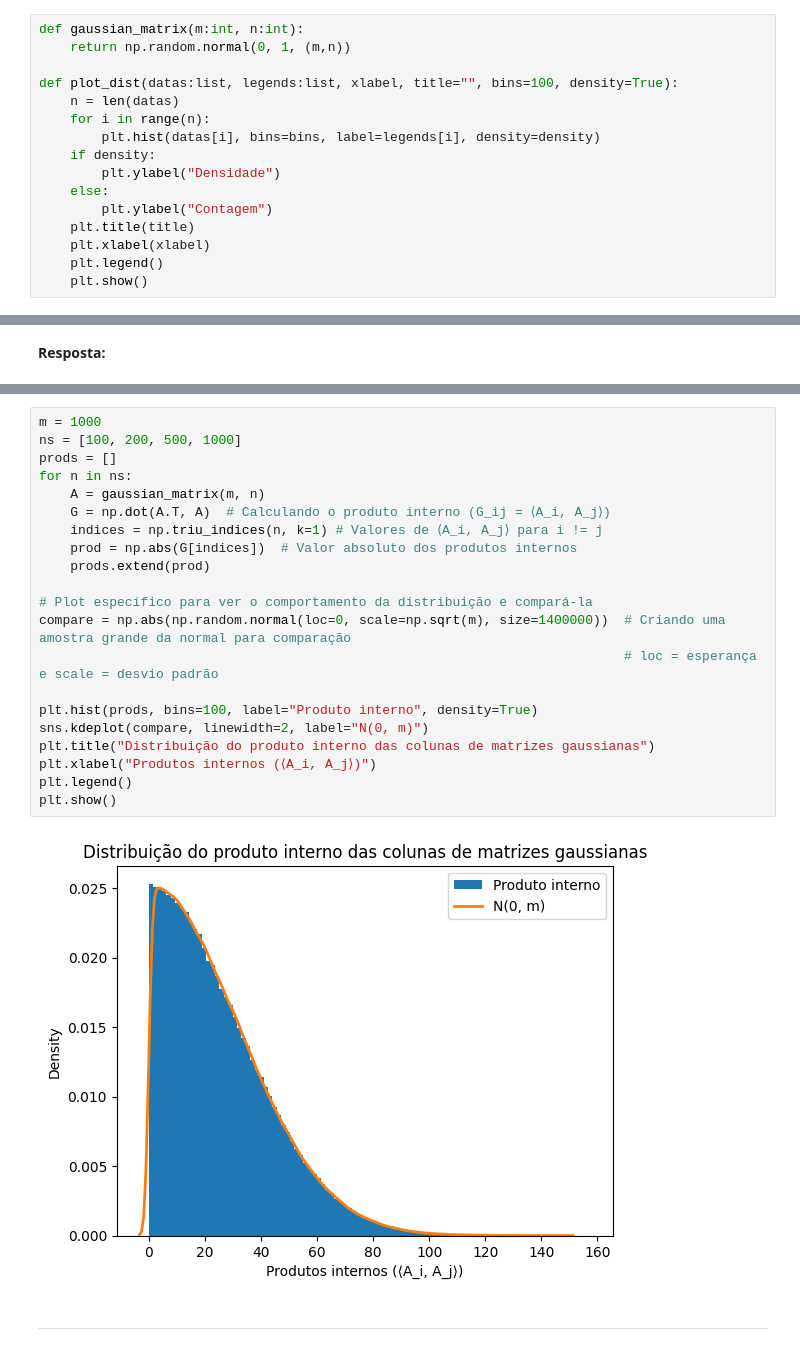
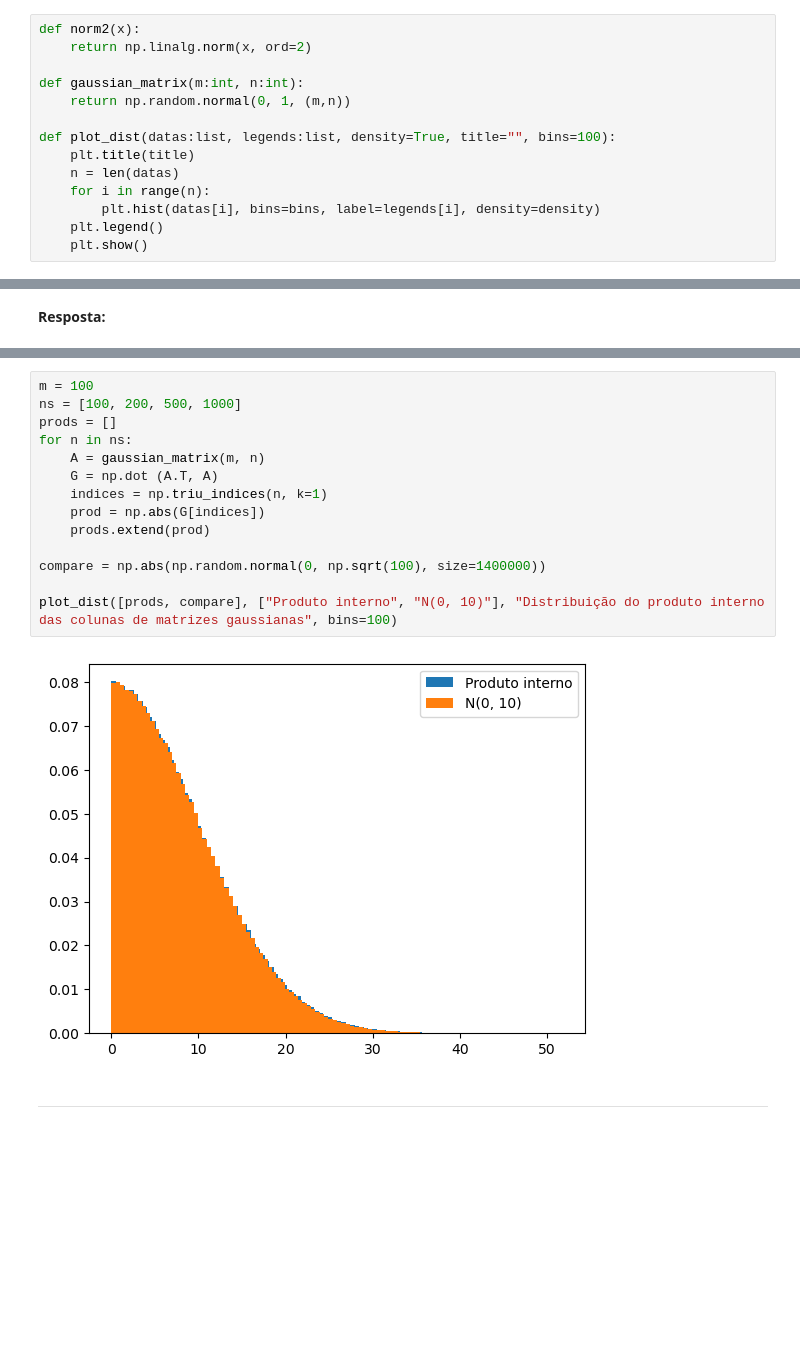
Before and after one commit to alexoliveiraFGV24/rand_nla, a Jupyter notebook: final/Projeto4.ipynb, the cells around one changed output, grey strips where cells are left out. Saved outputs shown, nothing was run; the diff lists cells and outputs as text; blank space fills up the shorter version.

```diff
--- a/final/Projeto4.ipynb
+++ b/final/Projeto4.ipynb
@@ -47,17 +27,15 @@ no nosso caso: $a \approx 0 , b \approx 34 , c \approx 30$
 # %%
+def norm2(x):
+    return np.linalg.norm(x, ord=2)
+
 def gaussian_matrix(m:int, n:int):
     return np.random.normal(0, 1, (m,n))
 
-def plot_dist(datas:list, legends:list, xlabel, title="", bins=100, density=True):
+def plot_dist(datas:list, legends:list, density=True, title="", bins=100):
+    plt.title(title)
     n = len(datas)
     for i in range(n):
         plt.hist(datas[i], bins=bins, label=legends[i], density=density)
-    if density:
-        plt.ylabel("Densidade")
-    else:
-        plt.ylabel("Contagem")
-    plt.title(title)
-    plt.xlabel(xlabel)
     plt.legend()
     plt.show()
 # %%
@@ -119,26 +86,19 @@ Sejam as colunas $A_i = \begin{bmatrix} x_1 & x_2 & x_3 & \dots & x_m \end{bmatr
 # %%
-m = 1000
+m = 100
 ns = [100, 200, 500, 1000]
 prods = []
 for n in ns:
     A = gaussian_matrix(m, n)
-    G = np.dot(A.T, A)  # Calculando o produto interno (G_ij = ⟨A_i, A_j⟩)
-    indices = np.triu_indices(n, k=1) # Valores de ⟨A_i, A_j⟩ para i != j
-    prod = np.abs(G[indices])  # Valor absoluto dos produtos internos
+    G = np.dot (A.T, A)
+    indices = np.triu_indices(n, k=1)
+    prod = np.abs(G[indices])
     prods.extend(prod)
 
-# Plot específico para ver o comportamento da distribuição e compará-la
-compare = np.abs(np.random.normal(loc=0, scale=np.sqrt(m), size=1400000))  # Criando uma amostra grande da normal para comparação
-                                                                           # loc = esperança e scale = desvio padrão
+compare = np.abs(np.random.normal(0, np.sqrt(100), size=1400000))
 
-plt.hist(prods, bins=100, label="Produto interno", density=True)
-sns.kdeplot(compare, linewidth=2, label="N(0, m)")
-plt.title("Distribuição do produto interno das colunas de matrizes gaussianas")
-plt.xlabel("Produtos internos (⟨A_i, A_j⟩)")
-plt.legend()
-plt.show()
+plot_dist([prods, compare], ["Produto interno", "N(0, 10)"], "Distribuição do produto interno das colunas de matrizes gaussianas", bins=100)
 # %% [output]
-[figure, old version]
+[figure, new version]
 # %% [markdown]
 ---
 # %% [markdown]
```
Also changed, not shown: parts of 8 cells of this notebook, 2 other files.
